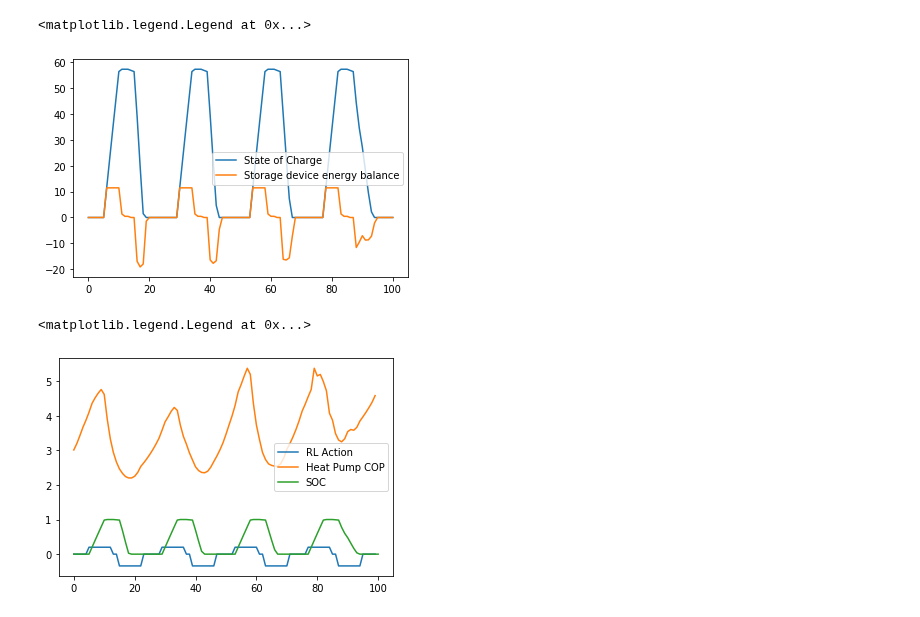
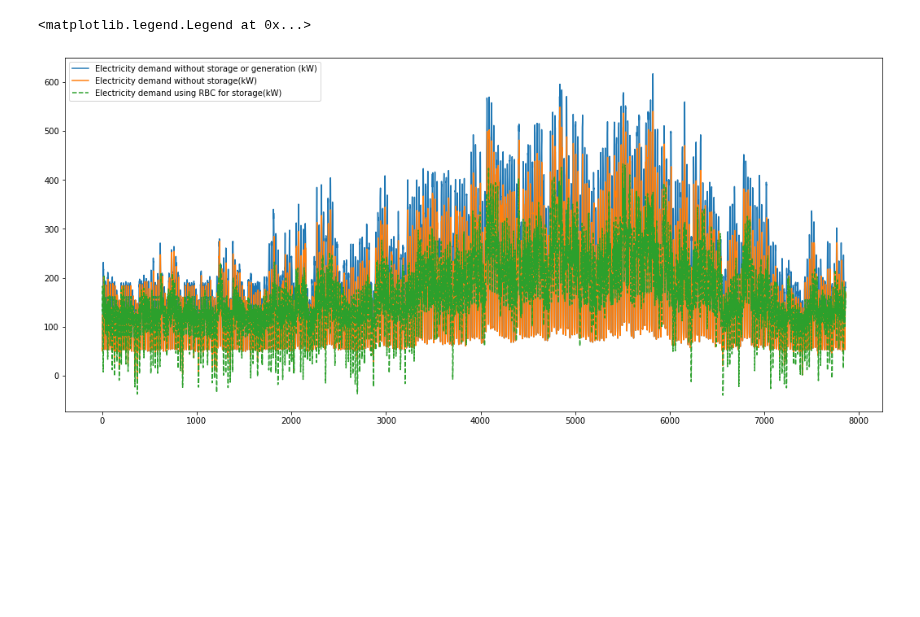
Before and after one commit to intelligent-environments-lab/CityLearn, a Jupyter notebook: example_rbc.ipynb, the cells around one changed output. Cells and saved outputs as stored; diff of their text form; code cells hidden in the pictures; blank space fills up the shorter version.

```diff
--- a/example_rbc.ipynb
+++ b/example_rbc.ipynb
@@ -58,7 +39,7 @@ cost_no_es #cost from CityLearn with no Energy Storage
 from agent import RBC_Agent
 
 #Instantiatiing the control agent(s)
-agents = RBC_Agent()
+agents = RBC_Agent(actions_spaces)
 
 state = env.reset()
 done = False
@@ -89,18 +55,10 @@ plt.legend(['Electrical consumption cooling','Building cooling demand','Heat pum
-# %%
-#Plots for the last 100 hours of the simulation
-plt.plot(env.buildings[0].cooling_storage.soc_list[2400:])
-plt.plot(env.buildings[0].cooling_storage.energy_balance_list[2400:])
-plt.legend(['State of Charge','Storage device energy balance'])
-# %% [output]
-<matplotlib.legend.Legend at 0x...>
-[figure, removed]
-# %%
-soc = [i/env.buildings[0].cooling_storage.capacity for i in env.buildings[0].cooling_storage.soc_list]
-#Plots for the last 100 hours of the simulation
-plt.plot(env.action_track[8][-100:])
-plt.plot(env.buildings[0].cooling_device.cop_cooling_list[2400:2500])
-plt.plot(soc[2400:]) #State of the charge
-plt.legend(['RL Action','Heat Pump COP', 'SOC'])
-# %% [output]
-<matplotlib.legend.Legend at 0x...>
-[figure, removed]
+# %%
+interval = range(0,7859)
+plt.figure(figsize=(18,8))
+plt.plot(env.net_electric_consumption[interval]+env.electric_generation[interval]-env.electric_consumption_cooling_storage[interval]-env.electric_consumption_dhw_storage[interval])
+plt.plot(env.net_electric_consumption[interval]-env.electric_consumption_cooling_storage[interval]-env.electric_consumption_dhw_storage[interval])
+plt.plot(env.net_electric_consumption[interval], '--')
+plt.legend(['Electricity demand without storage or generation (kW)', 'Electricity demand without storage(kW)', 'Electricity demand using RBC for storage(kW)'])
+# %% [output]
+<matplotlib.legend.Legend at 0x...>
+[figure, added]
```
Also changed, not shown: parts of 10 cells of this notebook, 20 other files.
